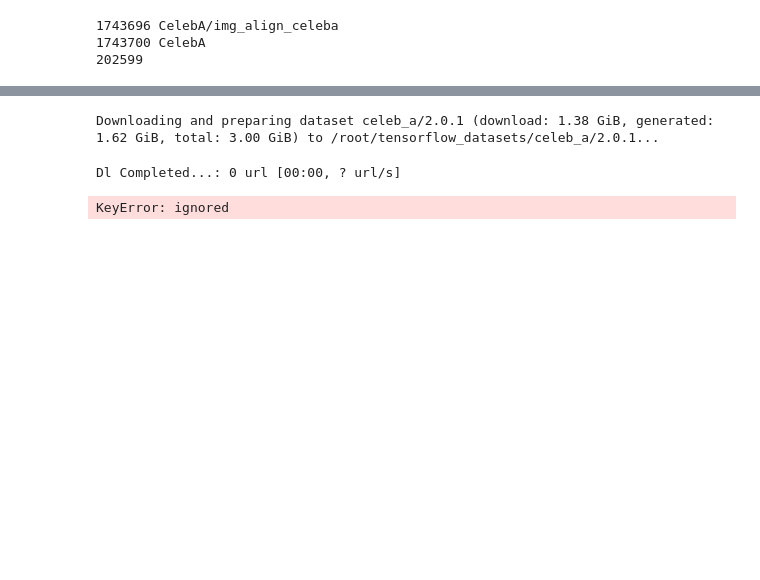
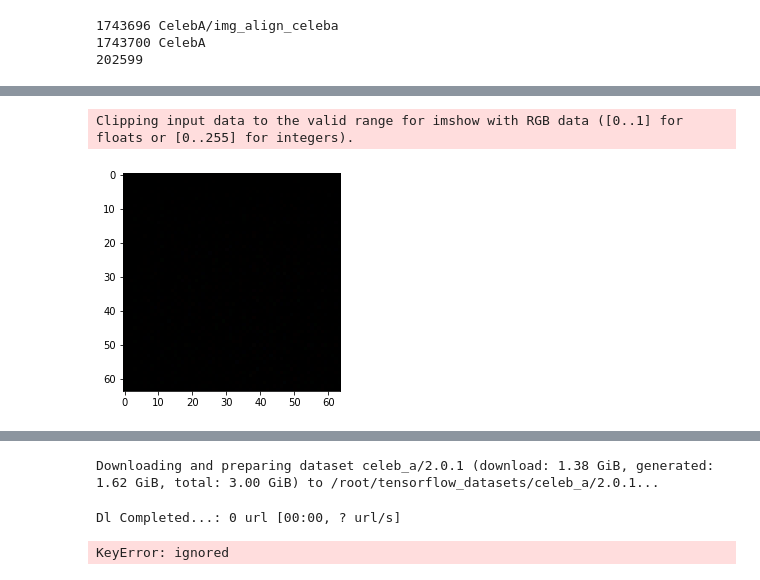
Before and after one commit to JRyanShue/DCGAN, a Jupyter notebook: src/DCGAN.ipynb, the cells around one changed output, grey strips where cells are left out. Cells and saved outputs as stored; diff of their text form; code cells hidden in the pictures; blank space fills up the shorter version.

```diff
--- a/src/DCGAN.ipynb
+++ b/src/DCGAN.ipynb
@@ -82,6 +63,7 @@ import tensorflow as tf
 
 FINAL_DIM = 16
 IMAGE_RES = 64
+NOISE_DIM = 100
 
 def Generator():
 
@@ -106,7 +88,7 @@ def Generator():
     return x
 
   # Define input noise vector shape
-  noise_input = tf.keras.layers.Input(shape=(100))
+  noise_input = tf.keras.layers.Input(shape=(NOISE_DIM))
 
   # Initial projection into 4x4 feature maps
   x = tf.keras.layers.Dense(4 * 4 * (FINAL_DIM * 8),
@@ -126,6 +108,8 @@ def Generator():
   model = tf.keras.Model(inputs=noise_input, outputs=x, name='DCGAN_Generator')
 
   print(model.summary())
+
+  return model
 
 
 def Discriminator():
@@ -177,6 +161,8 @@ def Discriminator():
 
   print(model.summary())
 
+  return model
+
 g = Generator()
 d = Discriminator()
 # %% [output]
@@ -199,0 +304,8 @@ None
+# %%
+# Test noise input for Generator
+
+def get_noise_samples(n_samples):
+  return(np.random.rand(n_samples, 100))
+
+rand_noise_vec = get_noise_samples(1)
+rand_noise_vec
@@ -199,0 +333,12 @@ None
+# %%
+# Feed noise into G and see what we get
+
+test_img = g(rand_noise_vec)
+
+# print(test_img)
+
+for img in test_img:
+  plt.imshow(img)
+# %% [output]
+Clipping input data to the valid range for imshow with RGB data ([0..1] for floats or [0..255] for integers).
+[figure, added]
```
Also changed, not shown: parts of 20 cells of this notebook.
